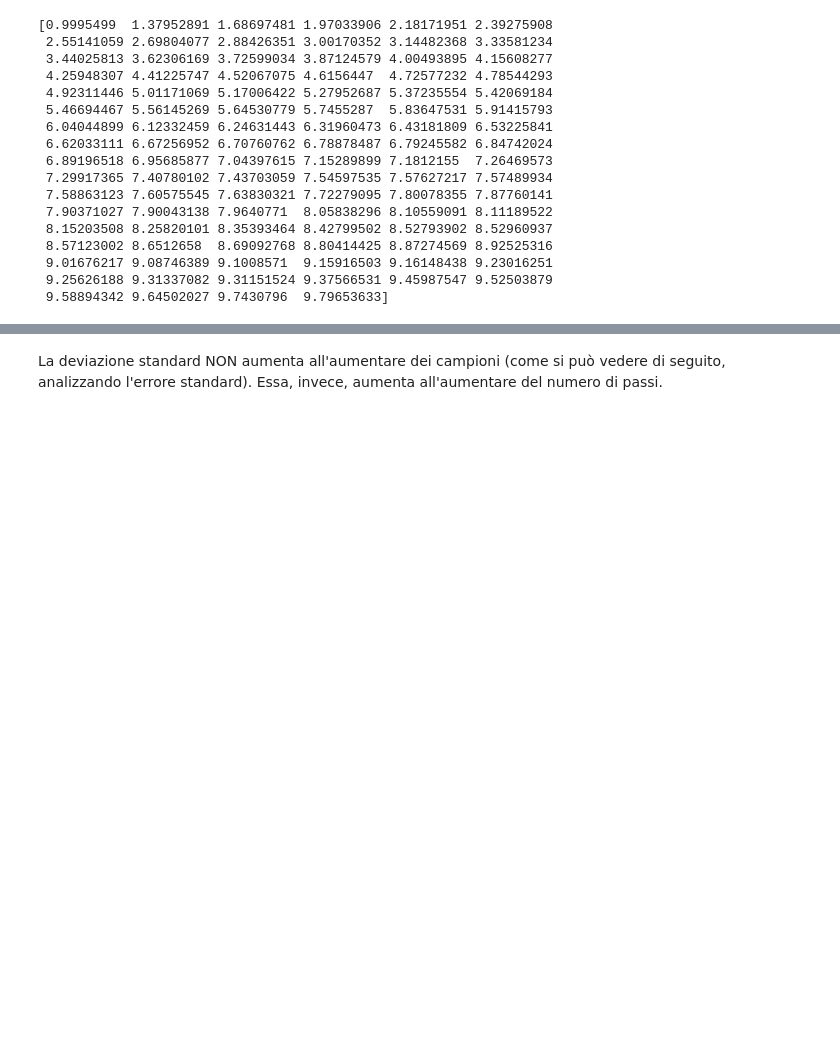
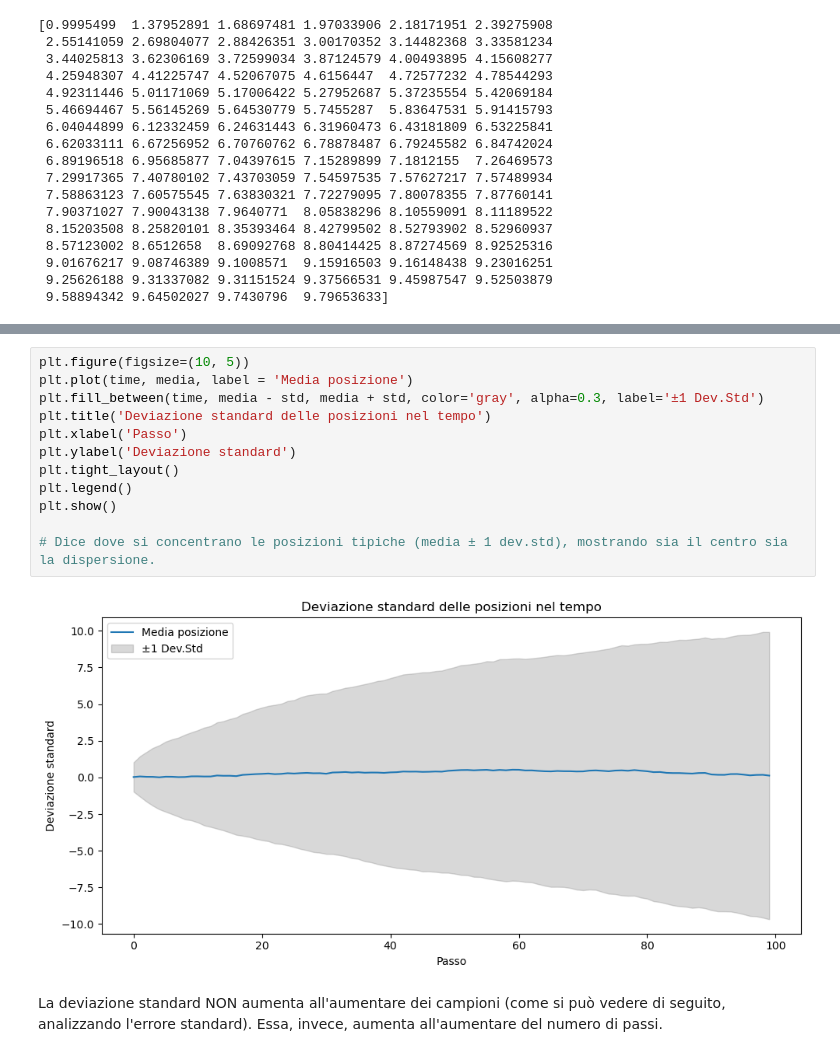
Before and after one commit to michela-roman/ProgrammingLabII, a Jupyter notebook: simulazEsame.ipynb, the cells around one changed output, grey strips where cells are left out. Saved outputs shown, nothing was run; the diff lists cells and outputs as text; blank space fills up the shorter version.

```diff
--- a/simulazEsame.ipynb
+++ b/simulazEsame.ipynb
@@ -140,3 +155,17 @@ plt.show()
+# %%
+plt.figure(figsize=(10, 5))
+plt.plot(time, media, label = 'Media posizione')
+plt.fill_between(time, media - std, media + std, color='gray', alpha=0.3, label='±1 Dev.Std')
+plt.title('Deviazione standard delle posizioni nel tempo')
+plt.xlabel('Passo')
+plt.ylabel('Deviazione standard')
+plt.tight_layout()
+plt.legend()
+plt.show()
+
+# Dice dove si concentrano le posizioni tipiche (media ± 1 dev.std), mostrando sia il centro sia la dispersione.
+# %% [output]
+[figure, added]
 # %% [markdown]
 La deviazione standard NON aumenta all'aumentare dei campioni (come si può vedere di seguito, analizzando l'errore standard).
 Essa, invece, aumenta all'aumentare del numero di passi.
```
Also changed, not shown: parts of 4 cells of this notebook.
